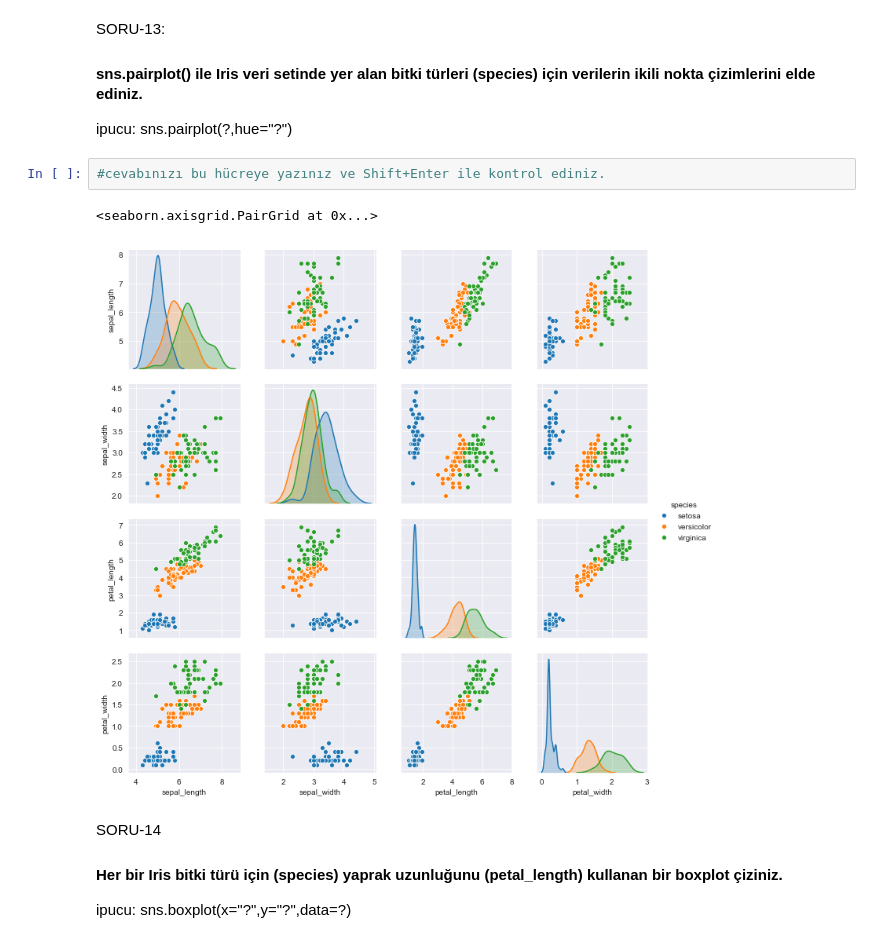
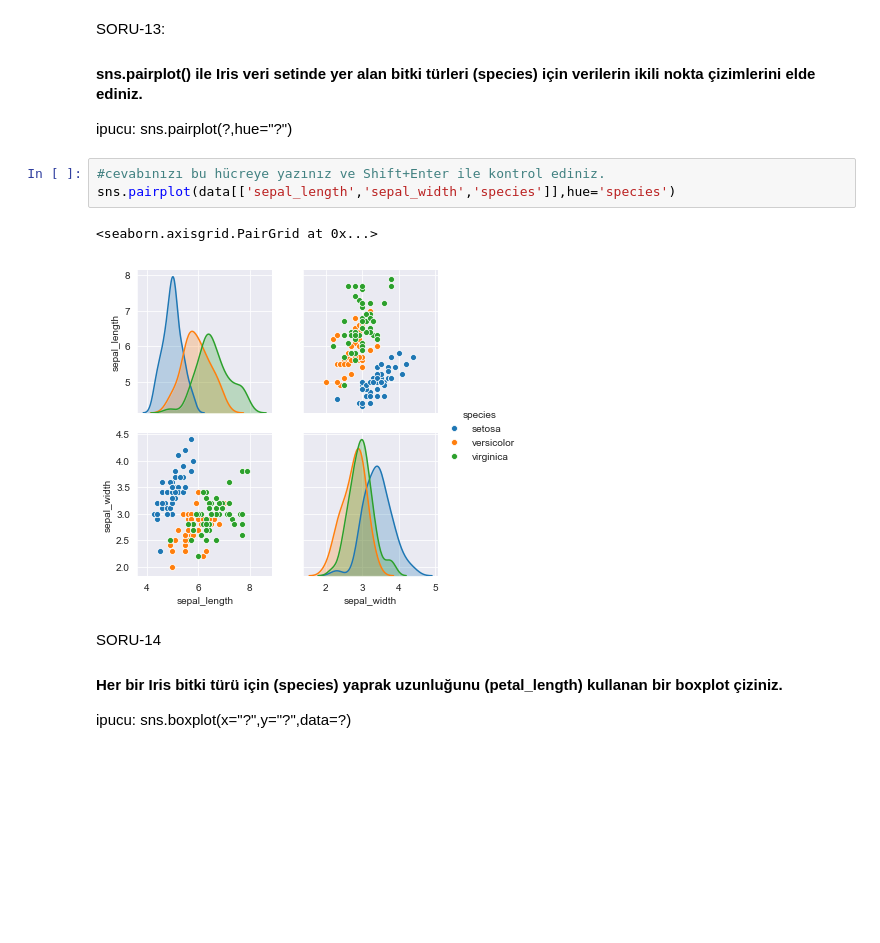
Before and after one commit to yasarkucukefe/python-egitim, a Jupyter notebook: odev_2.ipynb, the cells around one changed output. Saved outputs shown, nothing was run; the diff lists cells and outputs as text; blank space fills up the shorter version.

```diff
--- a/odev_2.ipynb
+++ b/odev_2.ipynb
@@ -186,9 +208,10 @@ SORU-13:
 ipucu: sns.pairplot(?,hue="?")
 # %%
 #cevabınızı bu hücreye yazınız ve Shift+Enter ile kontrol ediniz.
+sns.pairplot(data[['sepal_length','sepal_width','species']],hue='species')
 # %% [output]
 <seaborn.axisgrid.PairGrid at 0x...>
-[figure, old version]
+[figure, new version]
 # %% [markdown]
 SORU-14
 #### Her bir Iris bitki türü için (species) yaprak uzunluğunu (petal_length) kullanan bir boxplot çiziniz.
```
Also changed, not shown: parts of 15 cells of this notebook.
